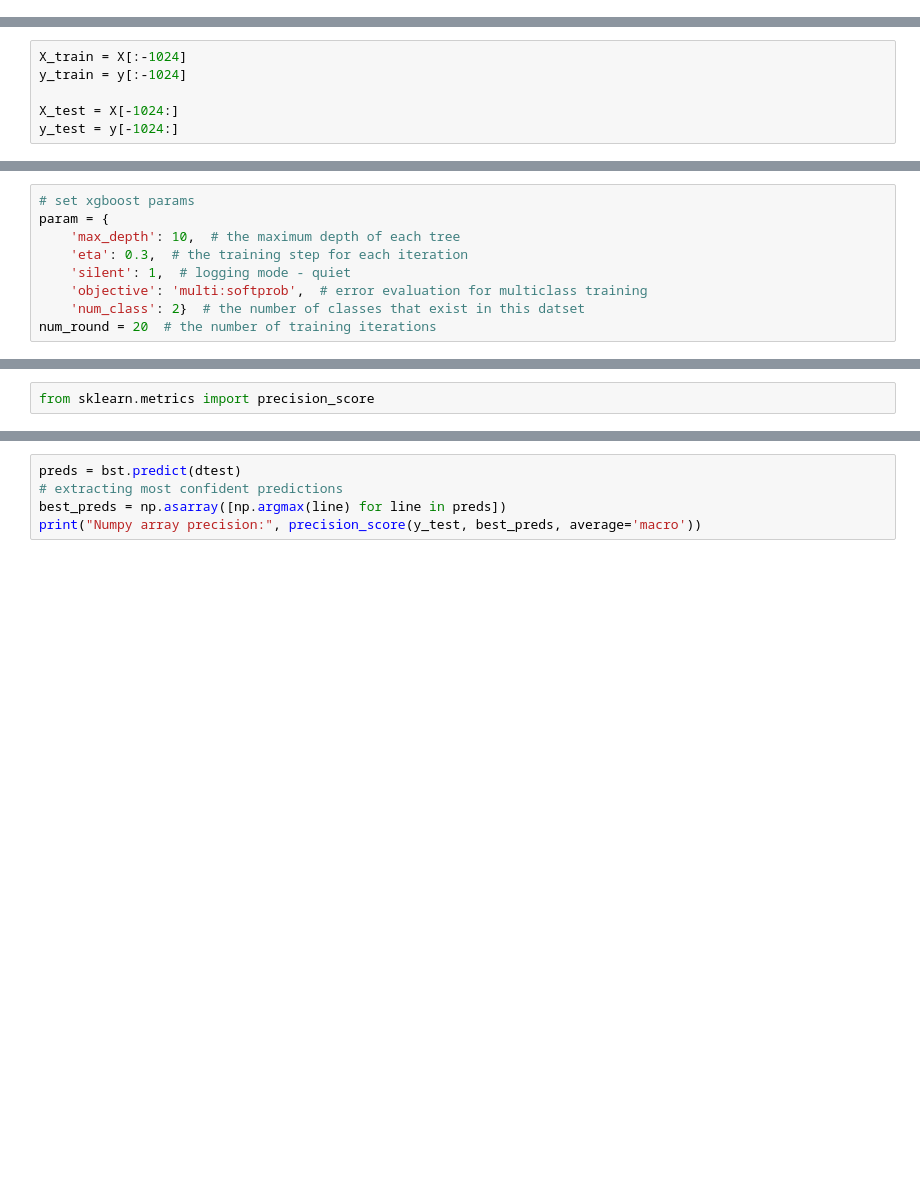
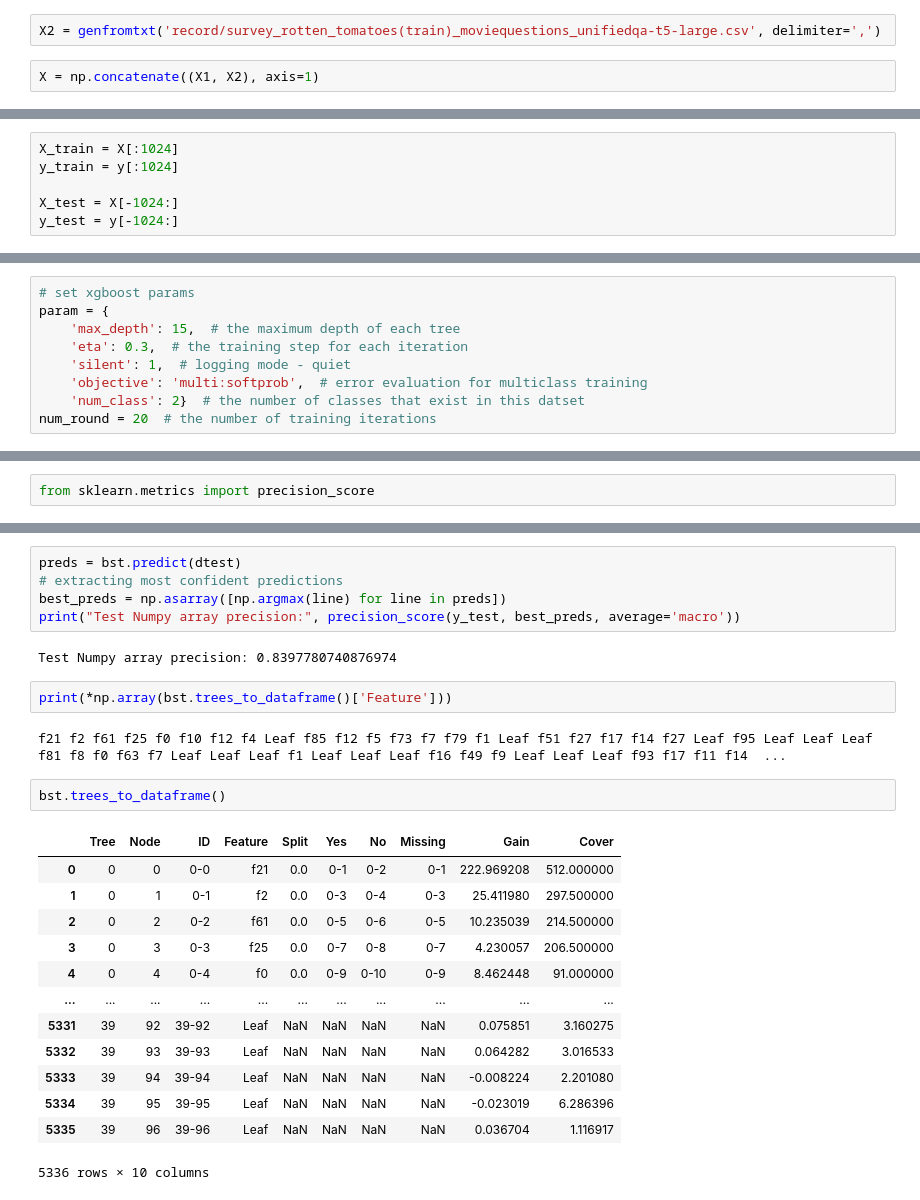
Before and after one commit to yizhouzhao/Questionnaire, a Jupyter notebook: Algorithm.ipynb, the cells around one changed output, grey strips where cells are left out. Drawn from its saved outputs; the diff is of its cells as text; blank space fills up the shorter version.

```diff
--- a/Algorithm.ipynb
+++ b/Algorithm.ipynb
@@ -42,0 +7,4 @@ X.shape
+# %%
+X2 = genfromtxt('record/survey_rotten_tomatoes(train)_moviequestions_unifiedqa-t5-large.csv', delimiter=',')
+# %%
+X = np.concatenate((X1, X2), axis=1)
@@ -53,8 +32,8 @@ shuffler = np.random.permutation(len(X))
 X = X[shuffler]
 y = y[shuffler]
 # %%
-X_train = X[:-1024]
-y_train = y[:-1024]
+X_train = X[:1024]
+y_train = y[:1024]
 
 X_test = X[-1024:]
 y_test = y[-1024:]
@@ -67,7 +46,7 @@ dtest = xgb.DMatrix(X_test, label=y_test)
 # %%
 # set xgboost params
 param = {
-    'max_depth': 10,  # the maximum depth of each tree
+    'max_depth': 15,  # the maximum depth of each tree
     'eta': 0.3,  # the training step for each iteration
     'silent': 1,  # logging mode - quiet
     'objective': 'multi:softprob',  # error evaluation for multiclass training
@@ -88,4 +79,26 @@ print("Training Numpy array precision:", precision_score(y_train, best_preds, av
 preds = bst.predict(dtest)
 # extracting most confident predictions
 best_preds = np.asarray([np.argmax(line) for line in preds])
-print("Numpy array precision:", precision_score(y_test, best_preds, average='macro'))
+print("Test Numpy array precision:", precision_score(y_test, best_preds, average='macro'))
+# %% [output]
+Test Numpy array precision: 0.8397780740876974
+# %%
+print(*np.array(bst.trees_to_dataframe()['Feature']))
+# %% [output]
+f21 f2 f61 f25 f0 f10 f12 f4 Leaf f85 f12 f5 f73 f7 f79 f1 Leaf f51 f27 f17 f14 f27 Leaf f95 Leaf Leaf Leaf f81 f8 f0 f63 f7 Leaf Leaf Leaf f1 Leaf Leaf Leaf f16 f49 f9 Leaf Leaf Leaf f93 f17 f11 f14  ...
+# %%
+bst.trees_to_dataframe()
+# %% [output]
+|  | Tree | Node | ID | Feature | Split | Yes | No | Missing | Gain | Cover |
+| 0 | 0 | 0 | 0-0 | f21 | 0.0 | 0-1 | 0-2 | 0-1 | 222.969208 | 512.000000 |
+| 1 | 0 | 1 | 0-1 | f2 | 0.0 | 0-3 | 0-4 | 0-3 | 25.411980 | 297.500000 |
+| 2 | 0 | 2 | 0-2 | f61 | 0.0 | 0-5 | 0-6 | 0-5 | 10.235039 | 214.500000 |
+| 3 | 0 | 3 | 0-3 | f25 | 0.0 | 0-7 | 0-8 | 0-7 | 4.230057 | 206.500000 |
+| 4 | 0 | 4 | 0-4 | f0 | 0.0 | 0-9 | 0-10 | 0-9 | 8.462448 | 91.000000 |
+| ... | ... | ... | ... | ... | ... | ... | ... | ... | ... | ... |
+| 5331 | 39 | 92 | 39-92 | Leaf | NaN | NaN | NaN | NaN | 0.075851 | 3.160275 |
+| 5332 | 39 | 93 | 39-93 | Leaf | NaN | NaN | NaN | NaN | 0.064282 | 3.016533 |
+| 5333 | 39 | 94 | 39-94 | Leaf | NaN | NaN | NaN | NaN | -0.008224 | 2.201080 |
+| 5334 | 39 | 95 | 39-95 | Leaf | NaN | NaN | NaN | NaN | -0.023019 | 6.286396 |
+| 5335 | 39 | 96 | 39-96 | Leaf | NaN | NaN | NaN | NaN | 0.036704 | 1.116917 |
+5336 rows × 10 columns
```
Also changed, not shown: parts of 16 cells of this notebook, 2 other files.
